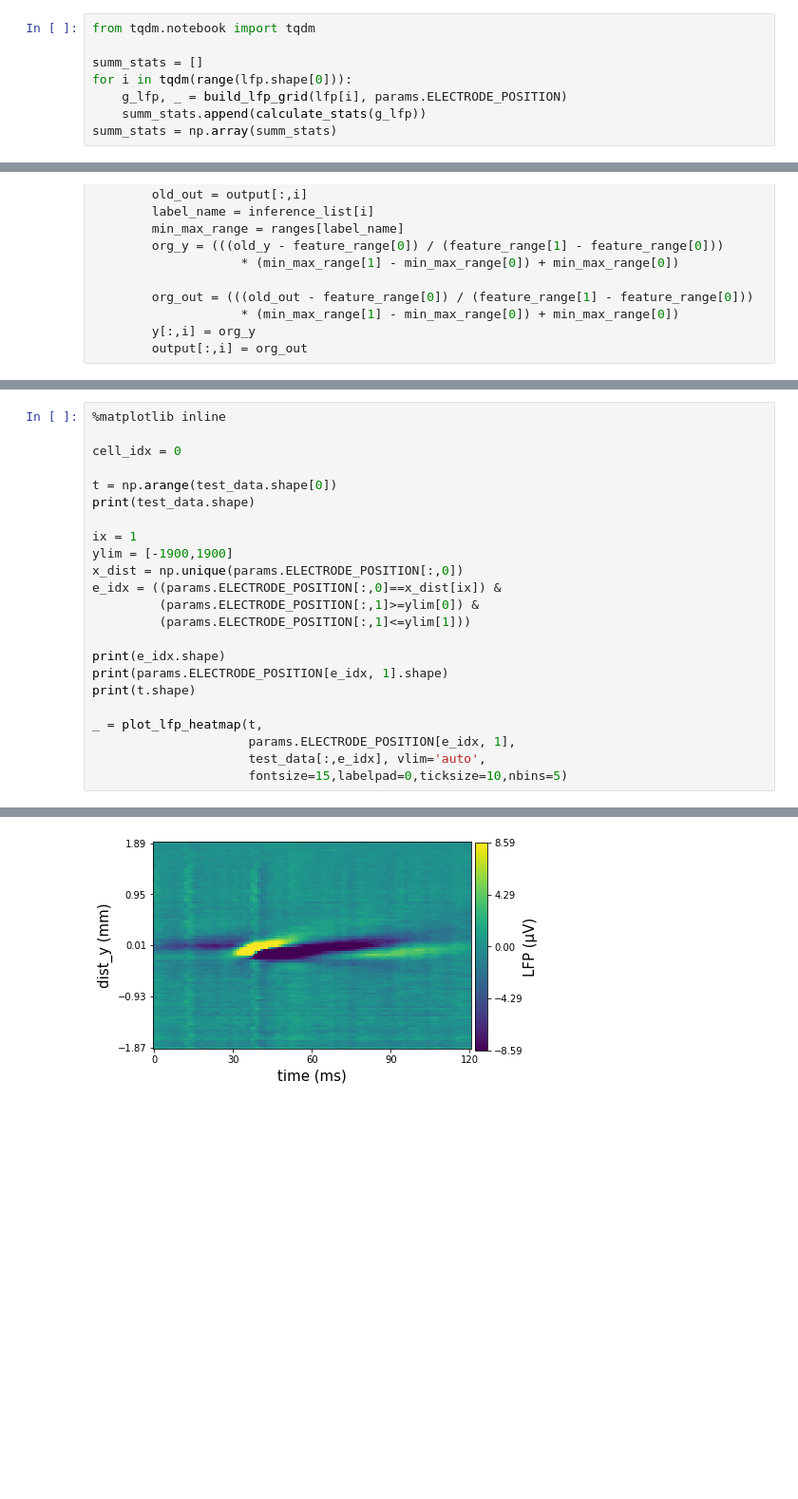
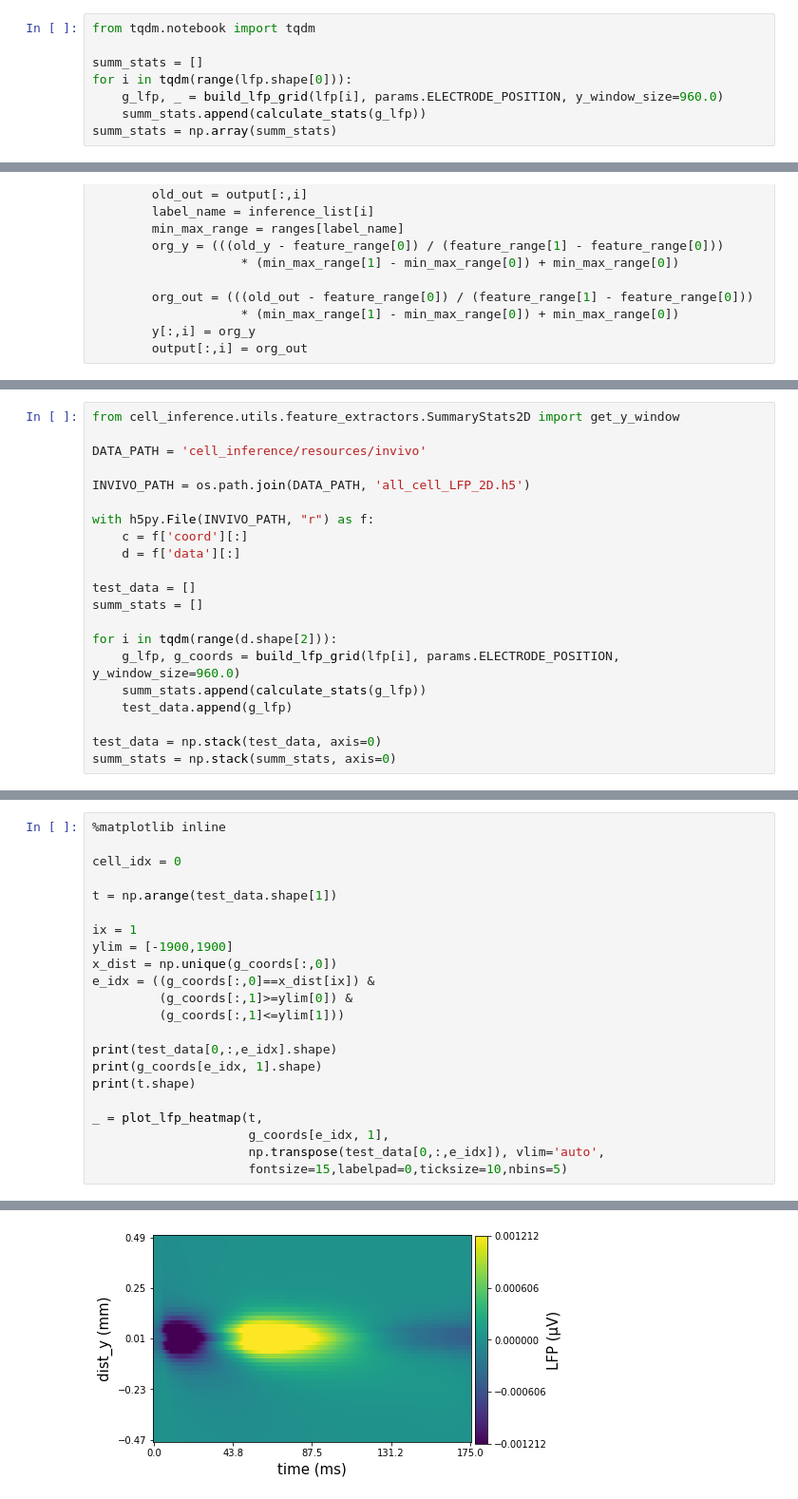
Before and after one commit to chenziao/Stylized-Cell-Inference, a Jupyter notebook: stylized_cell_FCN.ipynb, the cells around one changed output, grey strips where cells are left out. Shown at 95% size. Drawn from its saved outputs; the diff is of its cells as text; blank space fills up the shorter version.

Commit message:
New run with y windowed in vivo data

```diff
--- a/stylized_cell_FCN.ipynb
+++ b/stylized_cell_FCN.ipynb
@@ -47,6 +47,6 @@ from tqdm.notebook import tqdm
 
 summ_stats = []
 for i in tqdm(range(lfp.shape[0])):
-    g_lfp, _ = build_lfp_grid(lfp[i], params.ELECTRODE_POSITION)
+    g_lfp, _ = build_lfp_grid(lfp[i], params.ELECTRODE_POSITION, y_window_size=960.0)
     summ_stats.append(calculate_stats(g_lfp))
 summ_stats = np.array(summ_stats)
@@ -246,0 +227,21 @@ Keys: <KeysViewHDF5 ['coord', 'data', 'fs', 'grid']>
+# %%
+from cell_inference.utils.feature_extractors.SummaryStats2D import get_y_window
+
+DATA_PATH = 'cell_inference/resources/invivo'
+
+INVIVO_PATH = os.path.join(DATA_PATH, 'all_cell_LFP_2D.h5')
+
+with h5py.File(INVIVO_PATH, "r") as f:
+    c = f['coord'][:]
+    d = f['data'][:]
+
+test_data = []
+summ_stats = []
+
+for i in tqdm(range(d.shape[2])):
+    g_lfp, g_coords = build_lfp_grid(lfp[i], params.ELECTRODE_POSITION, y_window_size=960.0)
+    summ_stats.append(calculate_stats(g_lfp))
+    test_data.append(g_lfp)
+
+test_data = np.stack(test_data, axis=0)
+summ_stats = np.stack(summ_stats, axis=0)
@@ -282,22 +291,21 @@ torch.Size([1, 40])
 
 cell_idx = 0
 
-t = np.arange(test_data.shape[0])
-print(test_data.shape)
+t = np.arange(test_data.shape[1])
 
 ix = 1
 ylim = [-1900,1900]
-x_dist = np.unique(params.ELECTRODE_POSITION[:,0])
-e_idx = ((params.ELECTRODE_POSITION[:,0]==x_dist[ix]) &
-         (params.ELECTRODE_POSITION[:,1]>=ylim[0]) &
-         (params.ELECTRODE_POSITION[:,1]<=ylim[1]))
+x_dist = np.unique(g_coords[:,0])
+e_idx = ((g_coords[:,0]==x_dist[ix]) &
+         (g_coords[:,1]>=ylim[0]) &
+         (g_coords[:,1]<=ylim[1]))
 
-print(e_idx.shape)
-print(params.ELECTRODE_POSITION[e_idx, 1].shape)
+print(test_data[0,:,e_idx].shape)
+print(g_coords[e_idx, 1].shape)
 print(t.shape)
 
 _ = plot_lfp_heatmap(t,
-                     params.ELECTRODE_POSITION[e_idx, 1],
-                     test_data[:,e_idx], vlim='auto',
+                     g_coords[e_idx, 1],
+                     np.transpose(test_data[0,:,e_idx]), vlim='auto',
                      fontsize=15,labelpad=0,ticksize=10,nbins=5)
 # %% [output]
@@ -308 +315 @@ _ = plot_lfp_heatmap(t,
-[figure, old version]
+[figure, new version]
```
Also changed, not shown: parts of 7 cells of this notebook, 2 other files.
